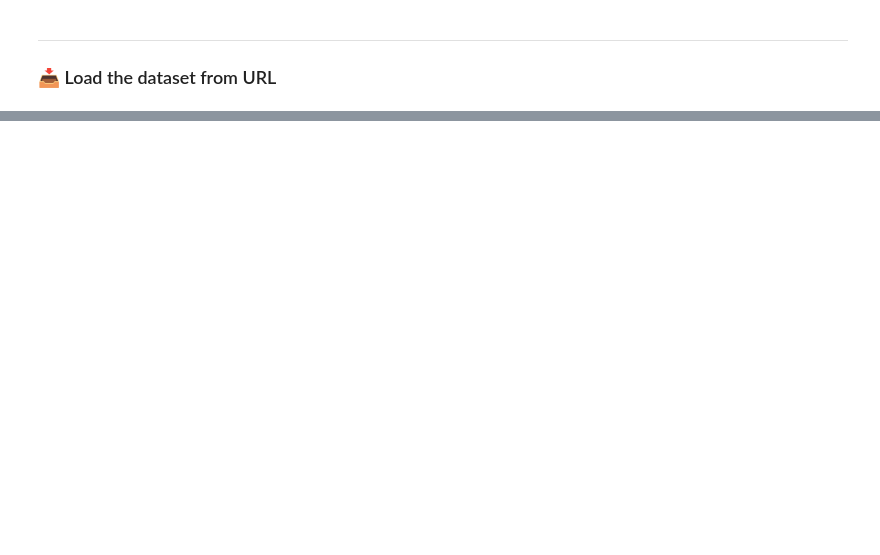
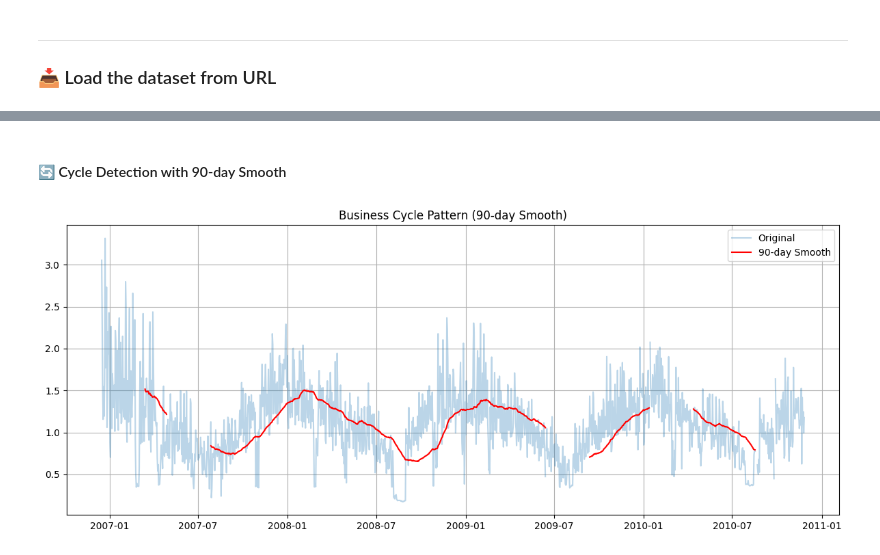
Before and after one commit to Dr-AlaaKhamis/ISE518, a Jupyter notebook: 8_Descriptive_analytics/TimeSeries_Analysis.ipynb, the cells around one changed output, grey strips where cells are left out. Cells and saved outputs as stored; diff of their text form; code cells hidden in the pictures; blank space fills up the shorter version.

```diff
--- a/8_Descriptive_analytics/TimeSeries_Analysis.ipynb
+++ b/8_Descriptive_analytics/TimeSeries_Analysis.ipynb
@@ -39,10 +38,0 @@ df.head()
-# %%
-# Simulate one fault per day starting from 2023-01-01
-df['Fault Date'] = pd.date_range(start='2023-01-01', periods=len(df), freq='D')
-
-# Set as datetime index
-df['Fault Date'] = pd.to_datetime(df['Fault Date'])
-df.set_index('Fault Date', inplace=True)
-df.index.name = "Date"
-
-df[['Fault Type', 'Duration of Fault (hrs)', 'Down time (hrs)']].head()
@@ -149,0 +87,16 @@ plt.show()
+# %% [markdown]
+#### 🔄 Cycle Detection with 90-day Smooth
+# %%
+# Long window smoothing
+df_daily['MA_90'] = df_daily['Global_active_power'].rolling(window=90).mean()
+
+plt.figure(figsize=(12, 5))
+plt.plot(df_daily['Global_active_power'], alpha=0.3, label='Original')
+plt.plot(df_daily['MA_90'], color='red', label='90-day Smooth')
+plt.title("Business Cycle Pattern (90-day Smooth)")
+plt.legend()
+plt.grid(True)
+plt.tight_layout()
+plt.show()
+# %% [output]
+[figure, added]
```
Also changed, not shown: parts of 28 cells of this notebook, 1 other file.
